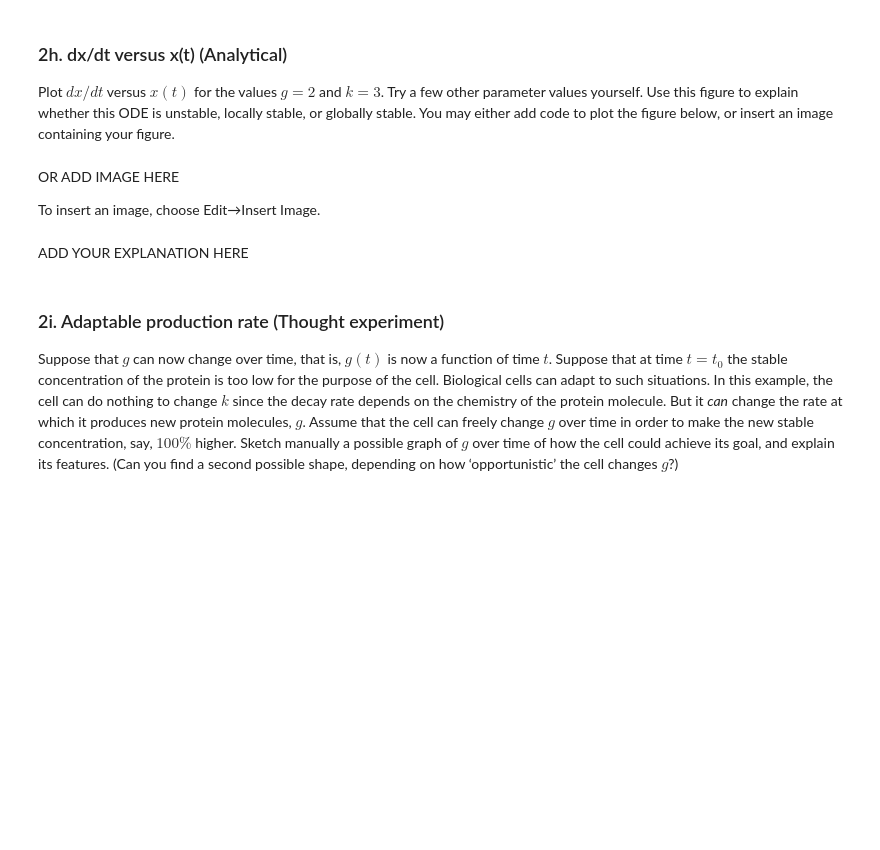
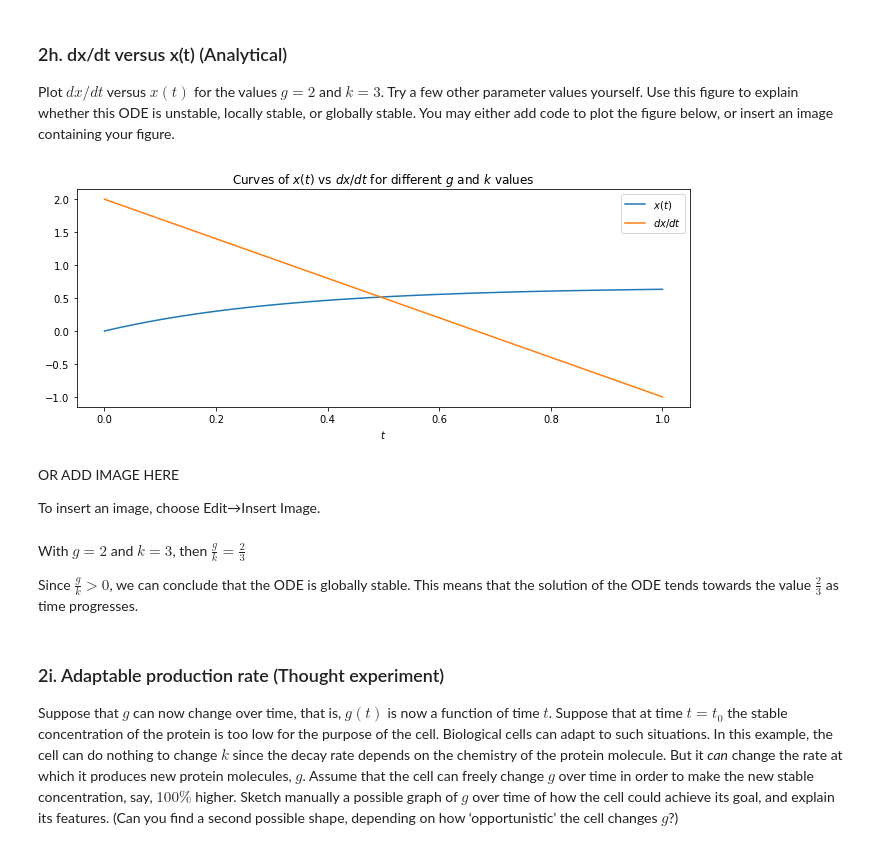
Before and after one commit to JelleSakkers/Computational-Science, a Jupyter notebook: ODE/ode-2023.ipynb, the cells around one changed output. Saved outputs shown, nothing was run; the diff lists cells and outputs as text; code cells hidden in the pictures; blank space fills up the shorter version.

```diff
--- a/ODE/ode-2023.ipynb
+++ b/ODE/ode-2023.ipynb
@@ -369,9 +359,30 @@ plt.show();
+# %%
+plt.figure(figsize=(11, 4))
+plt.tight_layout()
+
+ts = np.linspace(0, 1, 100)
+g, k = 2, 3
+
+# x(t)
+plt.plot(ts, a2d_x(ts, g, k), label="$x(t)$")
+
+# dx/dt
+plt.plot(ts, dx2(ts, g, k), label="$dx/dt$")
+
+plt.xlabel('$t$')
+plt.title('Curves of $x(t)$ vs $dx/dt$ for different $g$ and $k$ values')
+plt.legend()
+plt.show();
+# %% [output]
+[figure, added]
 # %% [markdown]
 OR ADD IMAGE HERE
 
 To insert an image, choose Edit→Insert Image.
-# %% [markdown]
-ADD YOUR EXPLANATION HERE
+# %% [markdown]
+With $ g = 2 $ and $ k = 3 $, then $\frac{g}{k} = \frac{2}{3} $
+
+Since $ \frac{g}{k} > 0 $, we can conclude that the ODE is globally stable. This means that the solution of the ODE tends towards the value $ \frac{2}{3} $ as time progresses.
 # %% [markdown]
 ### 2i. Adaptable production rate (Thought experiment)
 Suppose that $g$ can now change over time, that is, $g(t)$ is now a function of time $t$. Suppose that at time $t=t_0$ the stable concentration of the protein is too low for the purpose of the cell. Biological cells can adapt to such situations. In this example, the cell can do nothing to change $k$ since the decay rate depends on the chemistry of the protein molecule. But it *can* change the rate at which it produces new protein molecules, $g$. Assume that the cell can freely change $g$ over time in order to make the new stable concentration, say, $100\%$ higher. Sketch manually a possible graph of $g$ over time of how the cell could achieve its goal, and explain its features. (Can you find a second possible shape, depending on how ‘opportunistic’ the cell changes $g$?)
```
Also changed, not shown: parts of 15 cells of this notebook, 1 other file.
